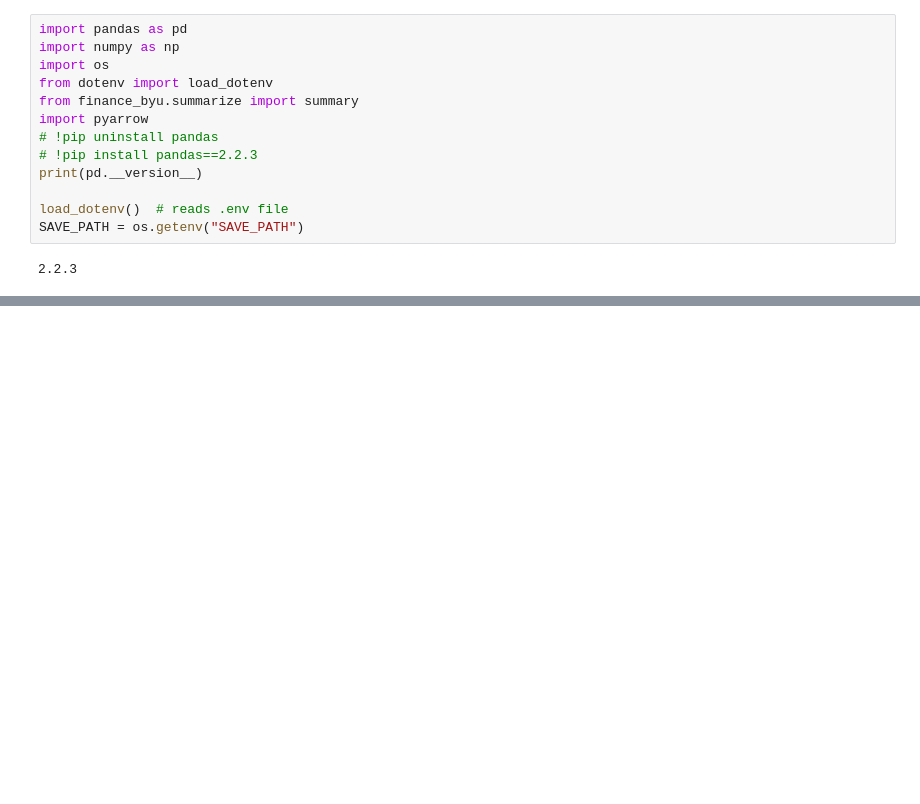
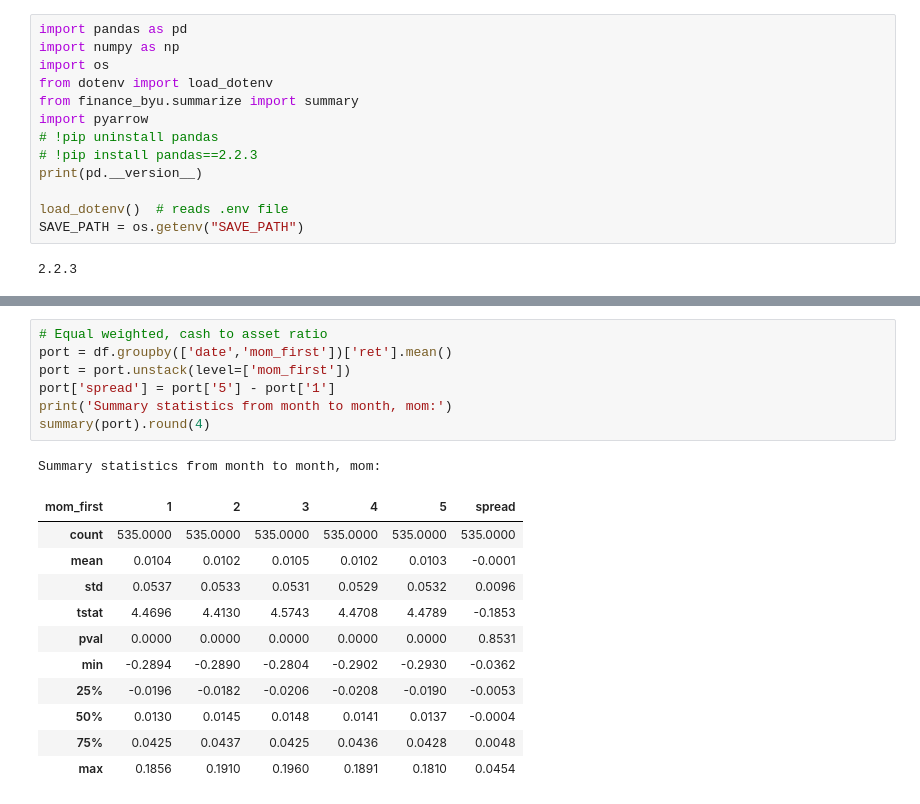
Before and after one commit to acrid2075/BotQ2025, a Jupyter notebook: momentum_improved.ipynb, the cells around one changed output, grey strips where cells are left out. Drawn from its saved outputs; the diff is of its cells as text; blank space fills up the shorter version.

```diff
--- a/momentum_improved.ipynb
+++ b/momentum_improved.ipynb
@@ -46,0 +112,20 @@ NameError: name 'df' is not defined
+# %%
+# Equal weighted, cash to asset ratio
+port = df.groupby(['date','mom_first'])['ret'].mean()
+port = port.unstack(level=['mom_first'])
+port['spread'] = port['5'] - port['1']
+print('Summary statistics from month to month, mom:')
+summary(port).round(4)
+# %% [output]
+Summary statistics from month to month, mom:
+| mom_first | 1 | 2 | 3 | 4 | 5 | spread |
+| count | 535.0000 | 535.0000 | 535.0000 | 535.0000 | 535.0000 | 535.0000 |
+| mean | 0.0104 | 0.0102 | 0.0105 | 0.0102 | 0.0103 | -0.0001 |
+| std | 0.0537 | 0.0533 | 0.0531 | 0.0529 | 0.0532 | 0.0096 |
+| tstat | 4.4696 | 4.4130 | 4.5743 | 4.4708 | 4.4789 | -0.1853 |
+| pval | 0.0000 | 0.0000 | 0.0000 | 0.0000 | 0.0000 | 0.8531 |
+| min | -0.2894 | -0.2890 | -0.2804 | -0.2902 | -0.2930 | -0.0362 |
+| 25% | -0.0196 | -0.0182 | -0.0206 | -0.0208 | -0.0190 | -0.0053 |
+| 50% | 0.0130 | 0.0145 | 0.0148 | 0.0141 | 0.0137 | -0.0004 |
+| 75% | 0.0425 | 0.0437 | 0.0425 | 0.0436 | 0.0428 | 0.0048 |
+| max | 0.1856 | 0.1910 | 0.1960 | 0.1891 | 0.1810 | 0.0454 |
```
Also changed, not shown: parts of 8 cells of this notebook, 1 other file.
